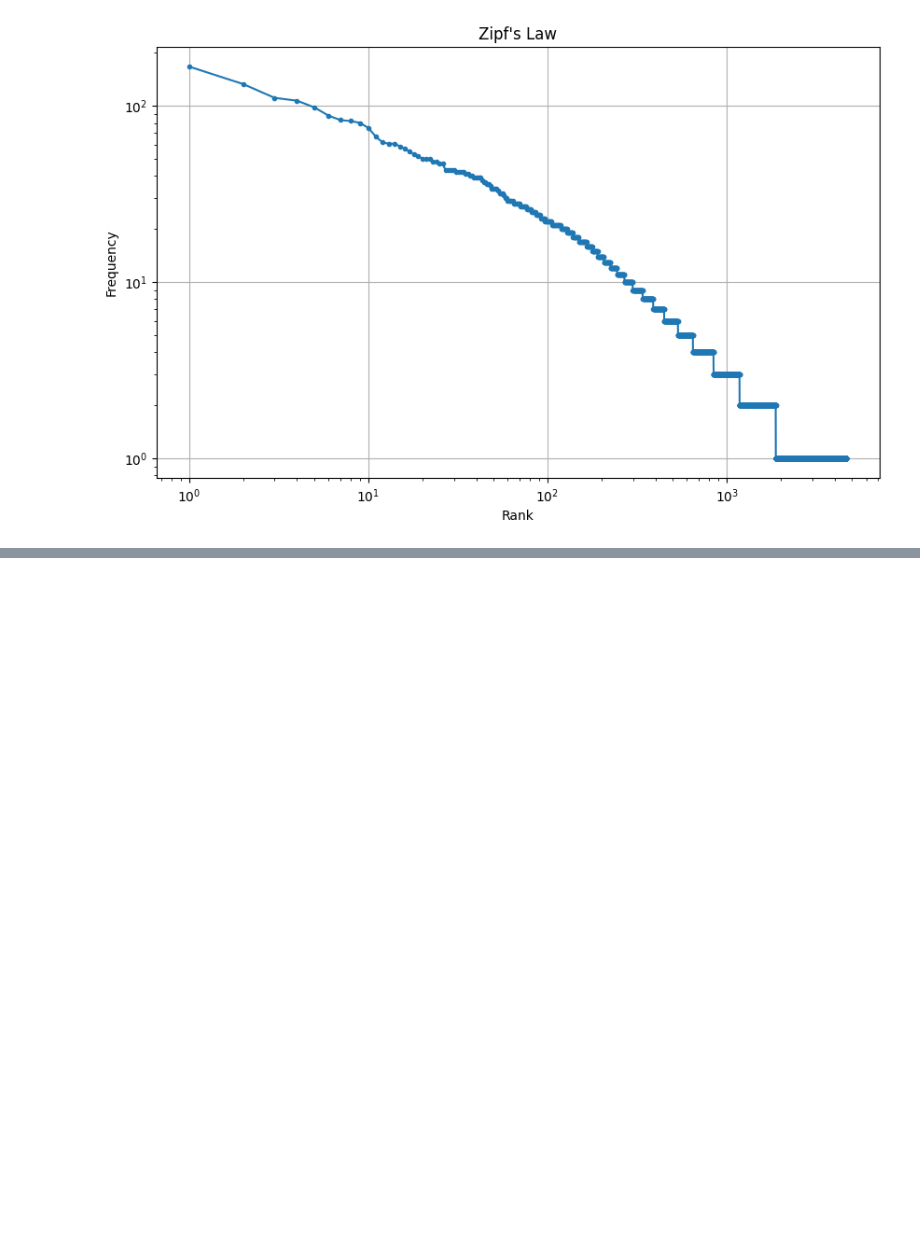
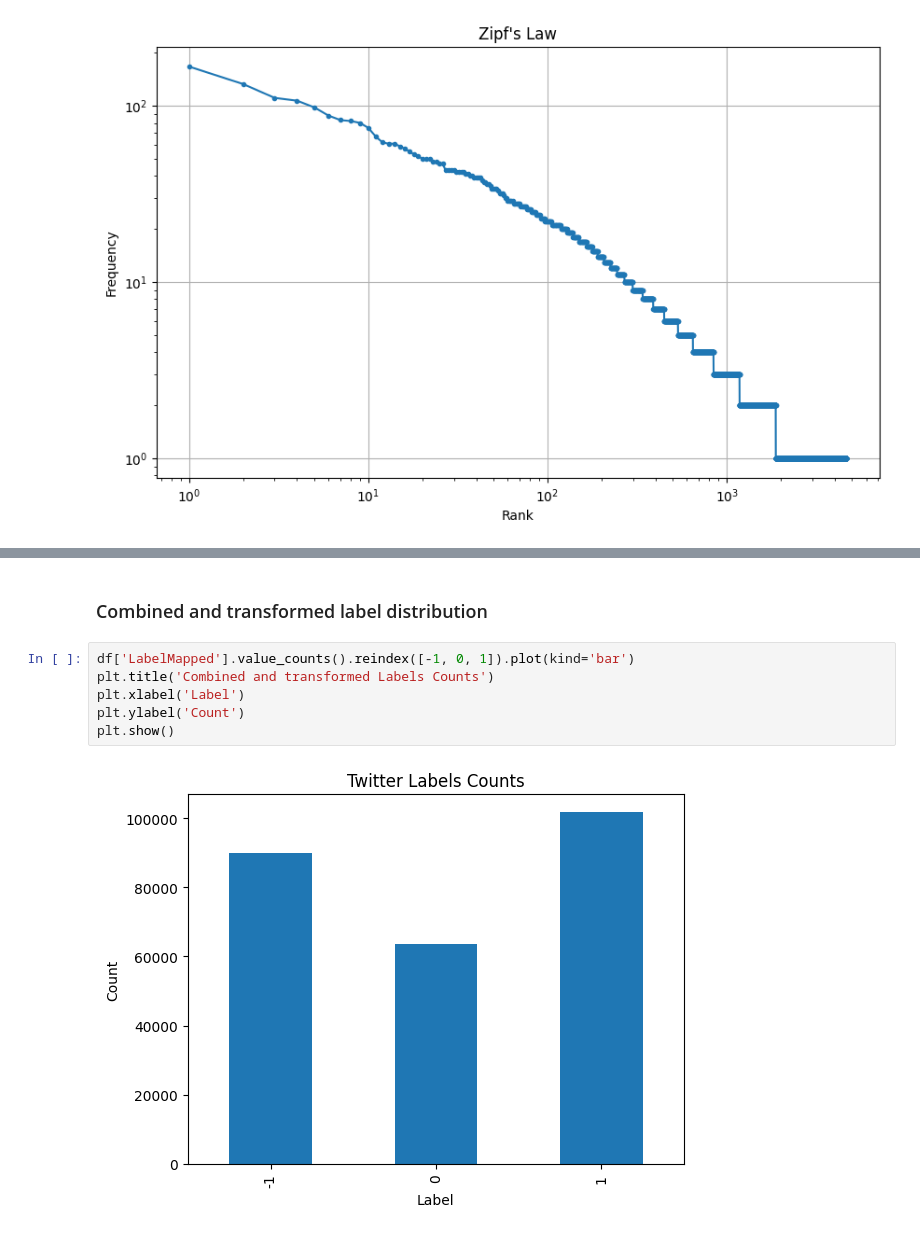
Before and after one commit to 14344ahmadi/Data-Science-Project, a Jupyter notebook: descriptive_data.ipynb, the cells around one changed output, grey strips where cells are left out. Cells and saved outputs as stored; diff of their text form; blank space fills up the shorter version.

```diff
--- a/descriptive_data.ipynb
+++ b/descriptive_data.ipynb
@@ -532,0 +559,10 @@ plt.show()
+# %% [markdown]
+### Combined and transformed label distribution
+# %%
+df['LabelMapped'].value_counts().reindex([-1, 0, 1]).plot(kind='bar')
+plt.title('Combined and transformed Labels Counts')
+plt.xlabel('Label')
+plt.ylabel('Count')
+plt.show()
+# %% [output]
+[figure, added]
```
Also changed, not shown: parts of 6 cells of this notebook, 2 other files.
